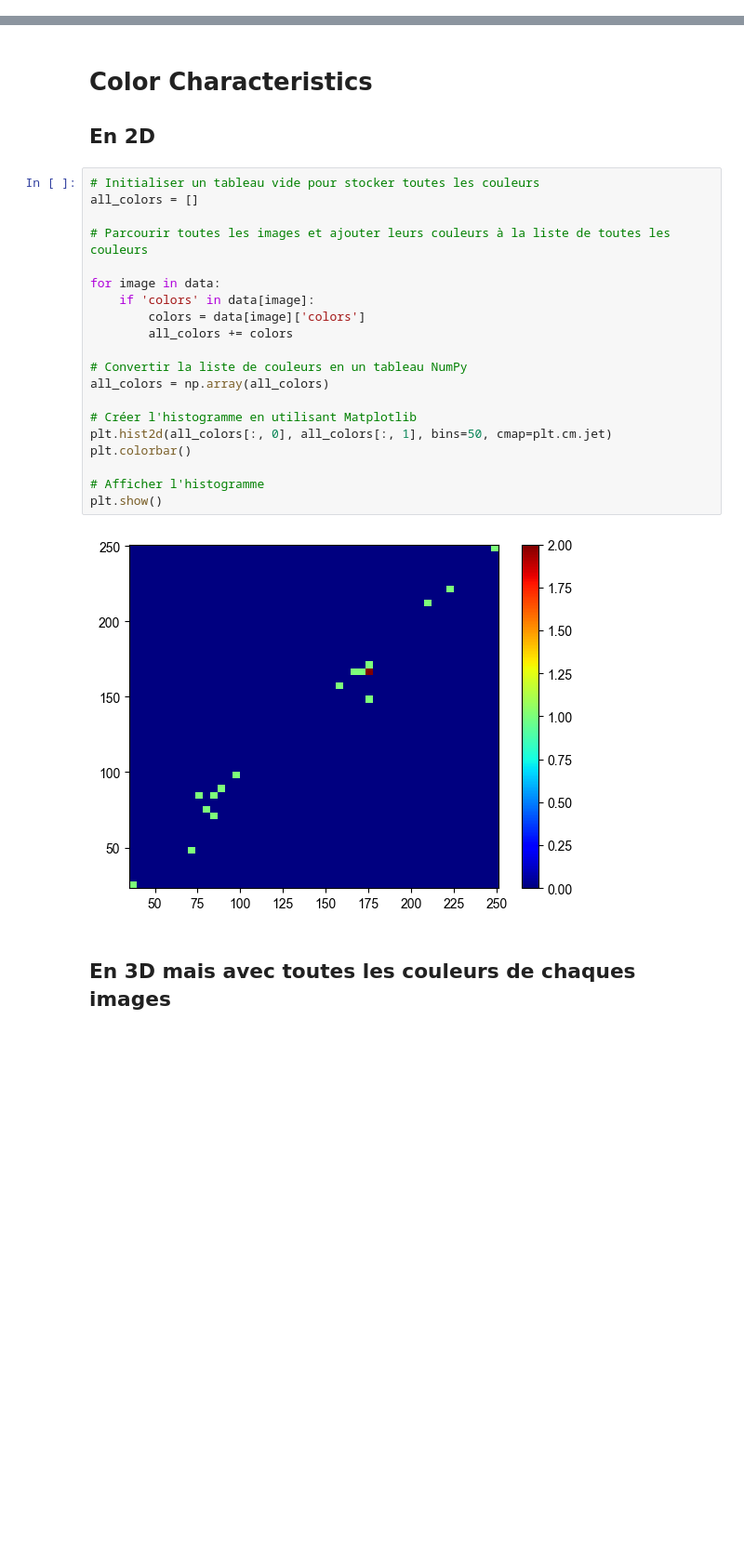
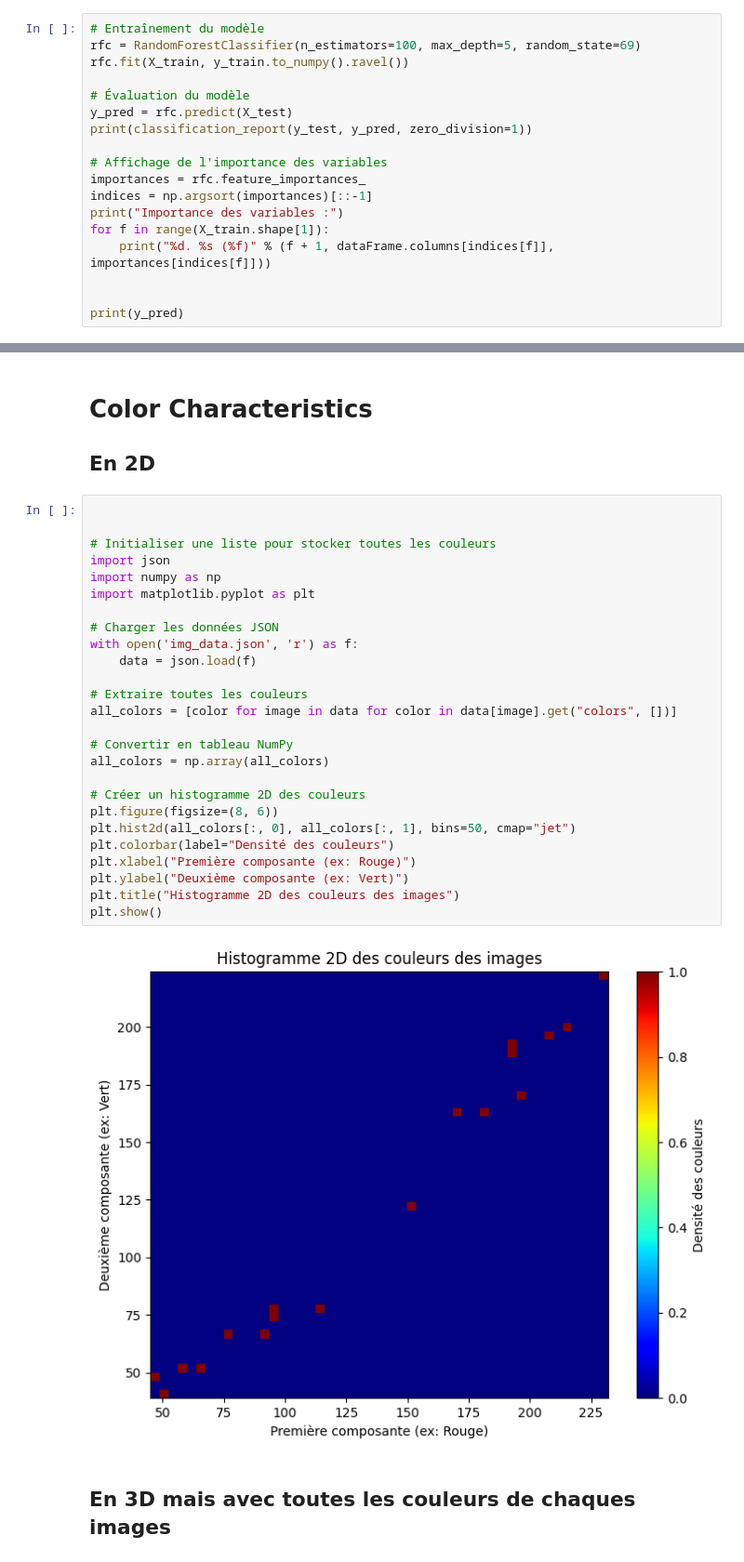
Before and after one commit to alexispzo/Data_Mining_Project, a Jupyter notebook: main.ipynb, the cells around one changed output, grey strips where cells are left out. Shown at 93% size. Cells and saved outputs as stored; diff of their text form; blank space fills up the shorter version.

```diff
--- a/main.ipynb
+++ b/main.ipynb
@@ -573,0 +621,18 @@ Q384348-Q144          0
+# %%
+# Entraînement du modèle
+rfc = RandomForestClassifier(n_estimators=100, max_depth=5, random_state=69)
+rfc.fit(X_train, y_train.to_numpy().ravel())
+
+# Évaluation du modèle
+y_pred = rfc.predict(X_test)
+print(classification_report(y_test, y_pred, zero_division=1))
+
+# Affichage de l'importance des variables
+importances = rfc.feature_importances_
+indices = np.argsort(importances)[::-1]
+print("Importance des variables :")
+for f in range(X_train.shape[1]):
+    print("%d. %s (%f)" % (f + 1, dataFrame.columns[indices[f]], importances[indices[f]]))
+
+
+print(y_pred)
@@ -691,27 +723,33 @@ plt.show()
 # Color Characteristics
 ## En 2D
 # %%
-# Initialiser un tableau vide pour stocker toutes les couleurs
-all_colors = []
 
-# Parcourir toutes les images et ajouter leurs couleurs à la liste de toutes les couleurs
 
-for image in data:
-    if 'colors' in data[image]:
-        colors = data[image]['colors']
-        all_colors += colors
+# Initialiser une liste pour stocker toutes les couleurs
+import json
+import numpy as np
+import matplotlib.pyplot as plt
 
-# Convertir la liste de couleurs en un tableau NumPy
+# Charger les données JSON
+with open('img_data.json', 'r') as f:
+    data = json.load(f)
+
+# Extraire toutes les couleurs
+all_colors = [color for image in data for color in data[image].get("colors", [])]
+
+# Convertir en tableau NumPy
 all_colors = np.array(all_colors)
 
-# Créer l'histogramme en utilisant Matplotlib
-plt.hist2d(all_colors[:, 0], all_colors[:, 1], bins=50, cmap=plt.cm.jet)
-plt.colorbar()
-
-# Afficher l'histogramme
+# Créer un histogramme 2D des couleurs
+plt.figure(figsize=(8, 6))
+plt.hist2d(all_colors[:, 0], all_colors[:, 1], bins=50, cmap="jet")
+plt.colorbar(label="Densité des couleurs")
+plt.xlabel("Première composante (ex: Rouge)")
+plt.ylabel("Deuxième composante (ex: Vert)")
+plt.title("Histogramme 2D des couleurs des images")
 plt.show()
 # %% [output]
-[figure, old version]
+[figure, new version]
 # %% [markdown]
 ## En 3D mais avec toutes les couleurs de chaques images
 # %%
```
Also changed, not shown: parts of 19 cells of this notebook, 19 other files.
